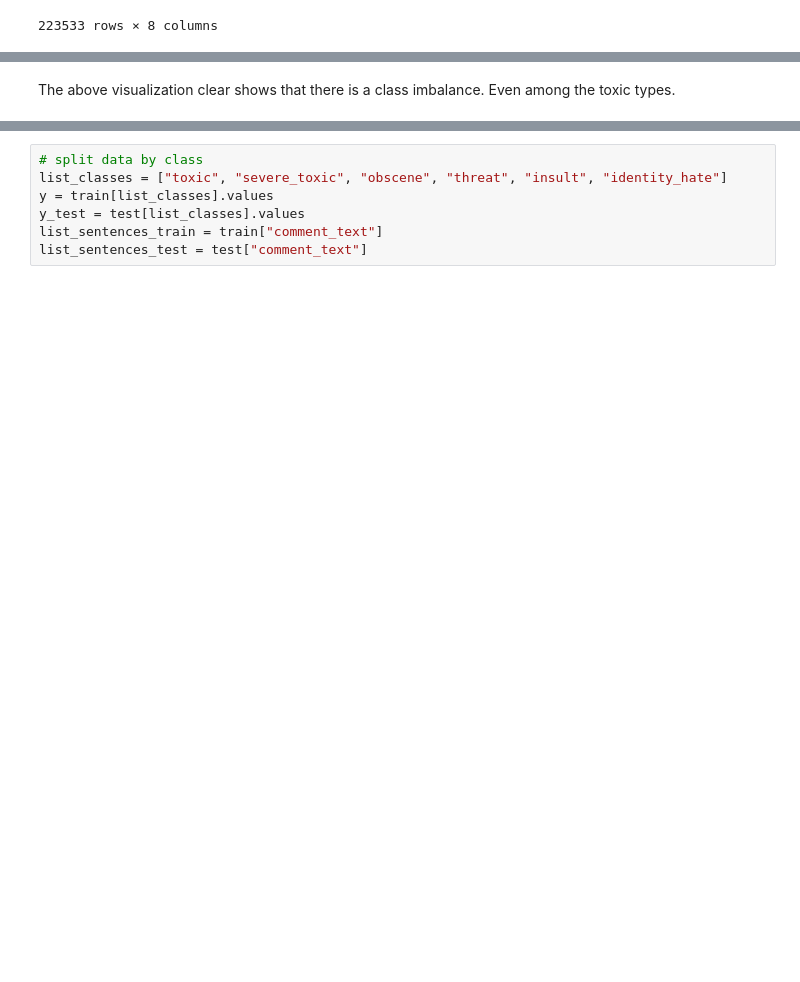
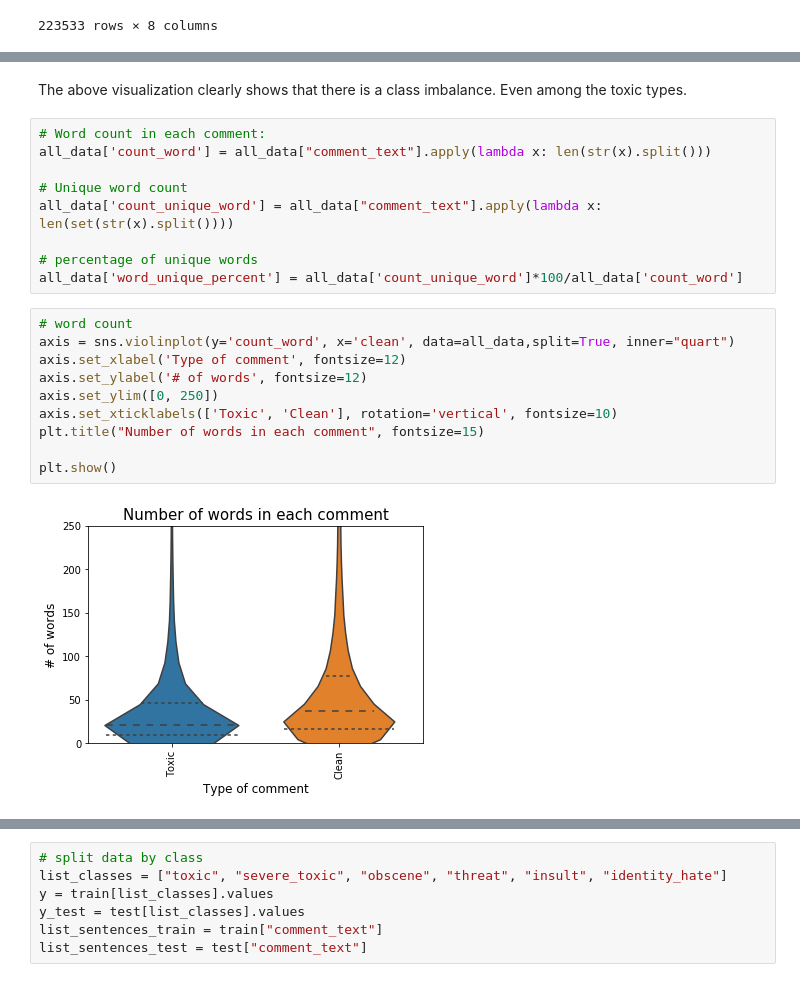
Before and after one commit to Kirupakaran/Toxic-comments-classification, a Jupyter notebook: Toxic comments - lstm - fasttext.ipynb, the cells around one changed output, grey strips where cells are left out. Cells and saved outputs as stored; diff of their text form; blank space fills up the shorter version.

Commit message:
Add more visualizations, fasttext embedding

```diff
--- a/Toxic comments - lstm - fasttext.ipynb
+++ b/Toxic comments - lstm - fasttext.ipynb
@@ -89,4 +90,25 @@ insult          11301
 dtype: int64
 [figure]
 # %% [markdown]
-The above visualization clear shows that there is a class imbalance. Even among the toxic types.
+The above visualization clearly shows that there is a class imbalance. Even among the toxic types.
+# %%
+# Word count in each comment:
+all_data['count_word'] = all_data["comment_text"].apply(lambda x: len(str(x).split()))
+
+# Unique word count
+all_data['count_unique_word'] = all_data["comment_text"].apply(lambda x: len(set(str(x).split())))
+
+# percentage of unique words
+all_data['word_unique_percent'] = all_data['count_unique_word']*100/all_data['count_word']
+# %%
+# word count
+axis = sns.violinplot(y='count_word', x='clean', data=all_data,split=True, inner="quart")
+axis.set_xlabel('Type of comment', fontsize=12)
+axis.set_ylabel('# of words', fontsize=12)
+axis.set_ylim([0, 250])
+axis.set_xticklabels(['Toxic', 'Clean'], rotation='vertical', fontsize=10)
+plt.title("Number of words in each comment", fontsize=15)
+
+plt.show()
+# %% [output]
+[figure, added]
```
Also changed, not shown: parts of 22 cells of this notebook, 2 other files.
